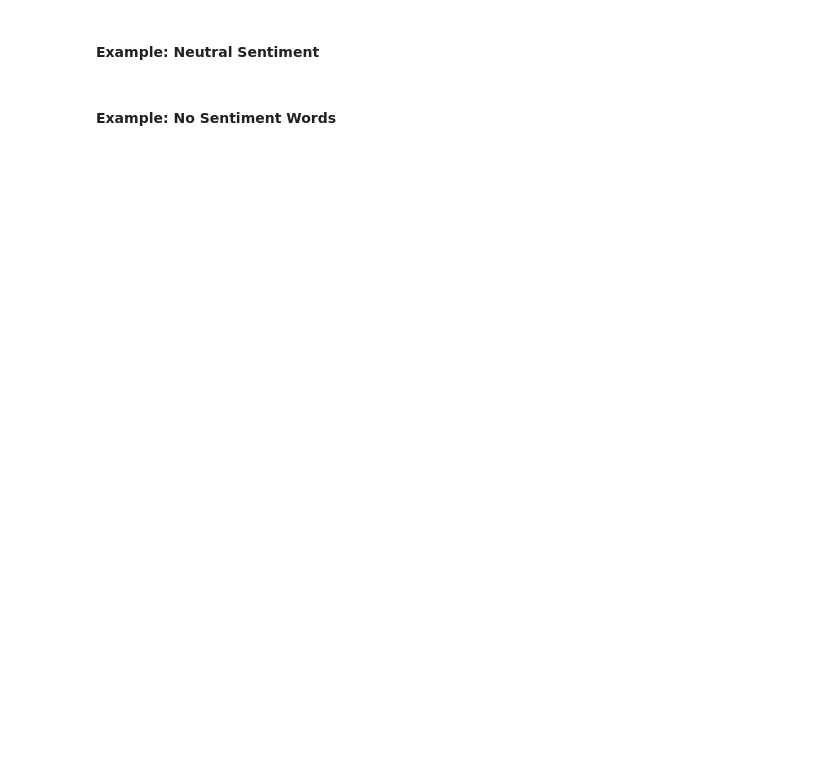
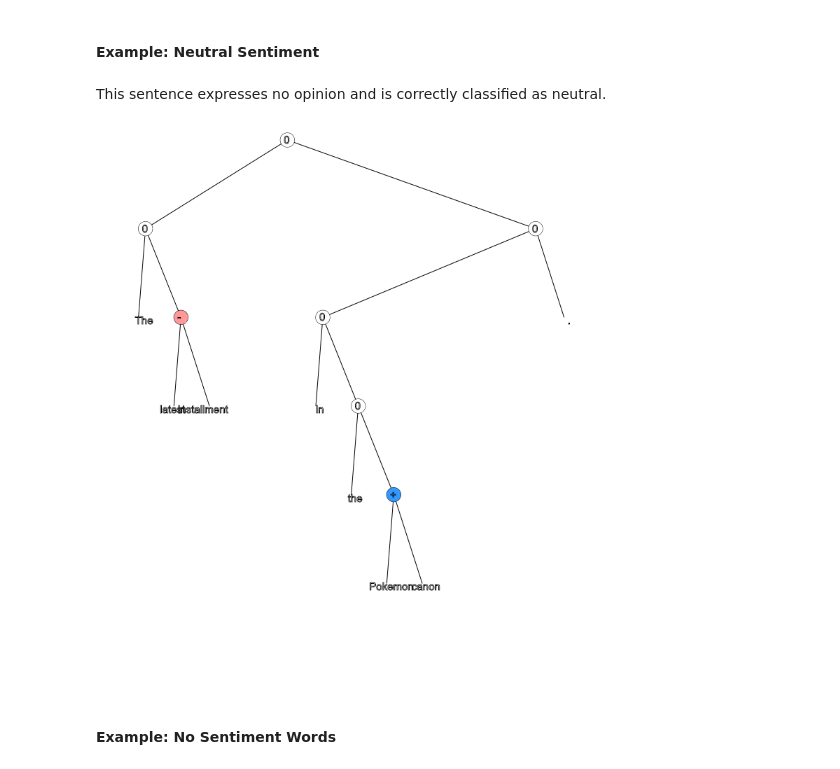
Before and after one commit to kc3/Springboard, a Jupyter notebook: capstone_1/notebooks/ModelVisualizations.ipynb, the cells around one changed output. Drawn from its saved outputs; the diff is of its cells as text; code cells hidden in the pictures; blank space fills up the shorter version.

```diff
--- a/capstone_1/notebooks/ModelVisualizations.ipynb
+++ b/capstone_1/notebooks/ModelVisualizations.ipynb
@@ -24,4 +57,14 @@ We look at some of the reviews from the test set, to examine how the trained mod
 # %% [markdown]
 #### Example: Neutral Sentiment
+# %% [markdown]
+This sentence expresses no opinion and is correctly classified as neutral.
+# %%
+pos_txt = 'The latest installment in the Pokemon canon.'
+# y, predict_txt = predict_model(pos_txt)
+# pos_display_txt = build_str(str(predict_txt))
+# display(HTML(pos_display_txt))
+display(Image(filename='../docs/neutral_sen_Visualizations.png'))
+# %% [output]
+[figure, added]
 # %% [markdown]
 #### Example: No Sentiment Words
```
Also changed, not shown: parts of 24 cells of this notebook, 11 other files.
